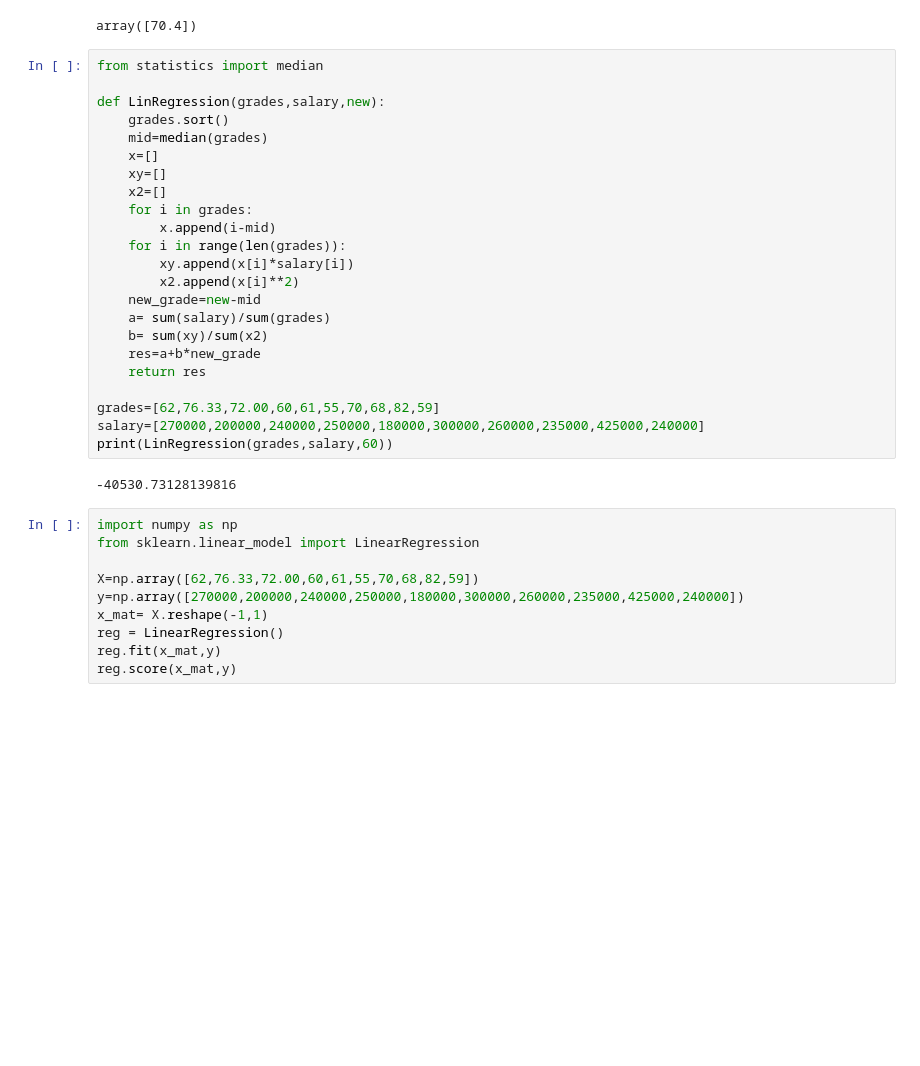
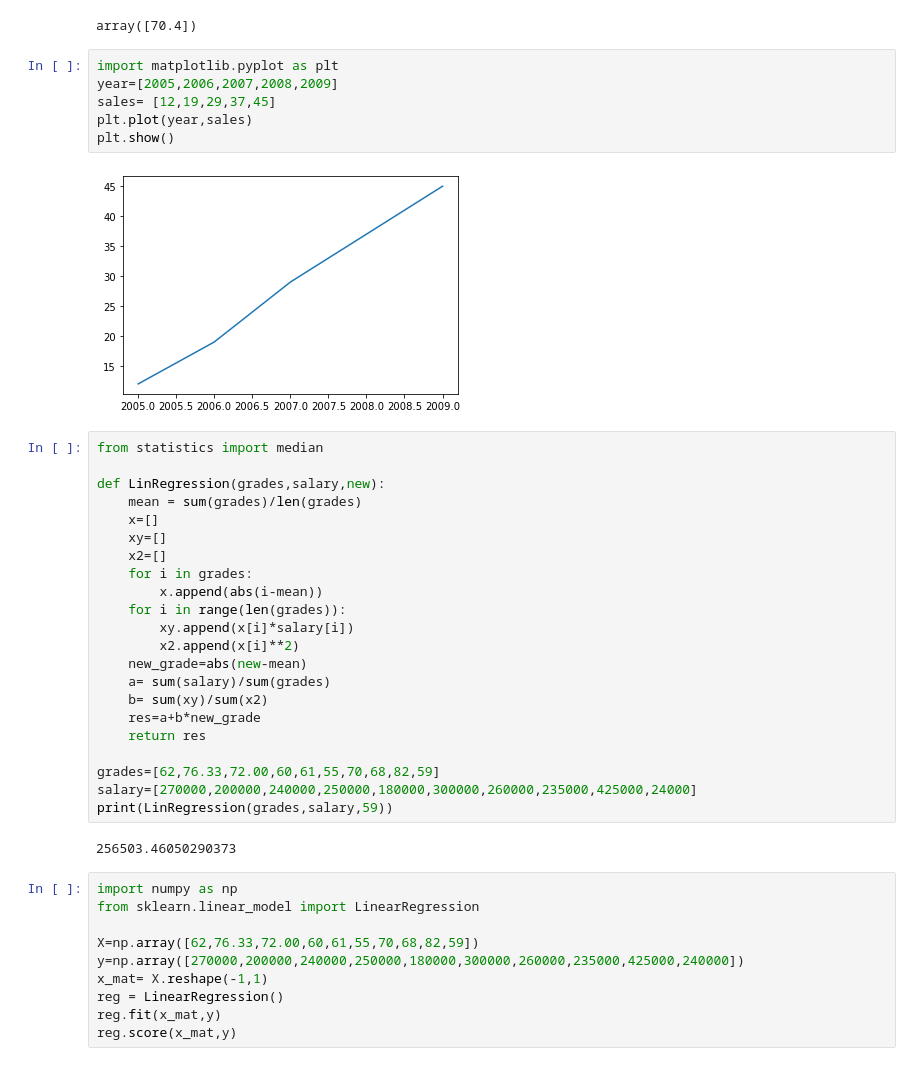
Before and after one commit to tanvitiwari17/DataScience, a Jupyter notebook: class/lab.ipynb, the cells around one changed output. Drawn from its saved outputs; the diff is of its cells as text; blank space fills up the shorter version.

```diff
--- a/class/lab.ipynb
+++ b/class/lab.ipynb
@@ -253,31 +253,38 @@ reg.intercept_
 reg.predict([[2012]])
 # %% [output]
 array([70.4])
+# %%
+import matplotlib.pyplot as plt
+year=[2005,2006,2007,2008,2009]
+sales= [12,19,29,37,45]
+plt.plot(year,sales)
+plt.show()
+# %% [output]
+[figure, added]
 # %%
 from statistics import median
 
 def LinRegression(grades,salary,new):
-    grades.sort()
-    mid=median(grades)
+    mean = sum(grades)/len(grades)
     x=[]
     xy=[]
     x2=[]
     for i in grades:
-        x.append(i-mid)
+        x.append(abs(i-mean))
     for i in range(len(grades)):
         xy.append(x[i]*salary[i])
         x2.append(x[i]**2)
-    new_grade=new-mid
+    new_grade=abs(new-mean)
     a= sum(salary)/sum(grades)
     b= sum(xy)/sum(x2)
     res=a+b*new_grade
     return res
 
 grades=[62,76.33,72.00,60,61,55,70,68,82,59]
-salary=[270000,200000,240000,250000,180000,300000,260000,235000,425000,240000]
-print(LinRegression(grades,salary,60))
+salary=[270000,200000,240000,250000,180000,300000,260000,235000,425000,24000]
+print(LinRegression(grades,salary,59))
 # %% [output]
--40530.73128139816
+256503.46050290373
 # %%
 import numpy as np
 from sklearn.linear_model import LinearRegression
```
Also changed, not shown: parts of 3 cells of this notebook, 1 other file.
